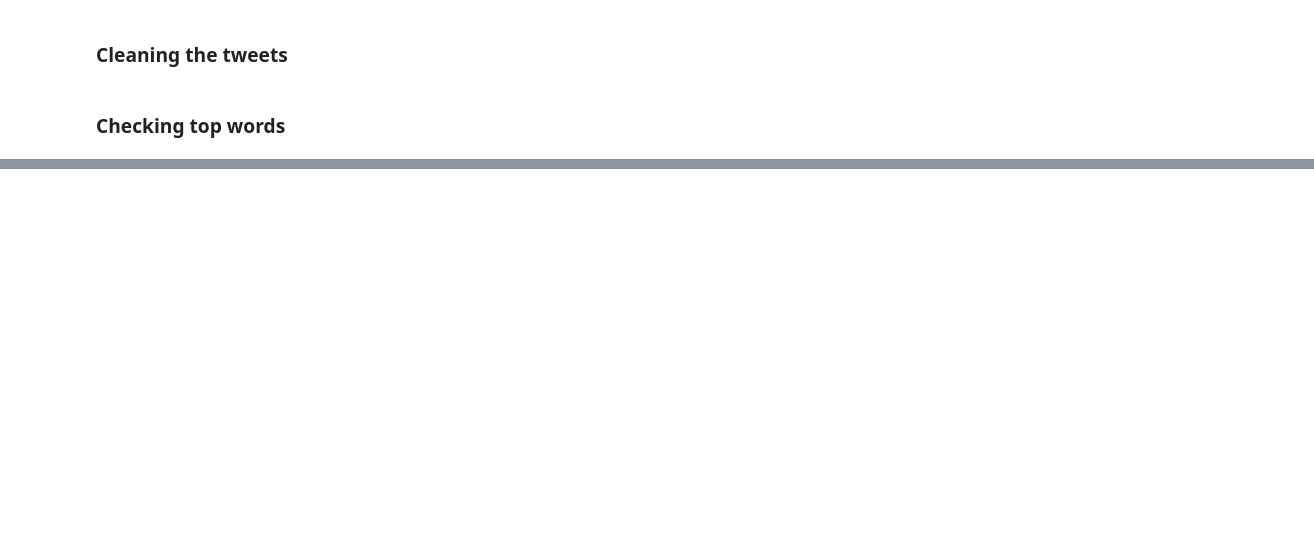
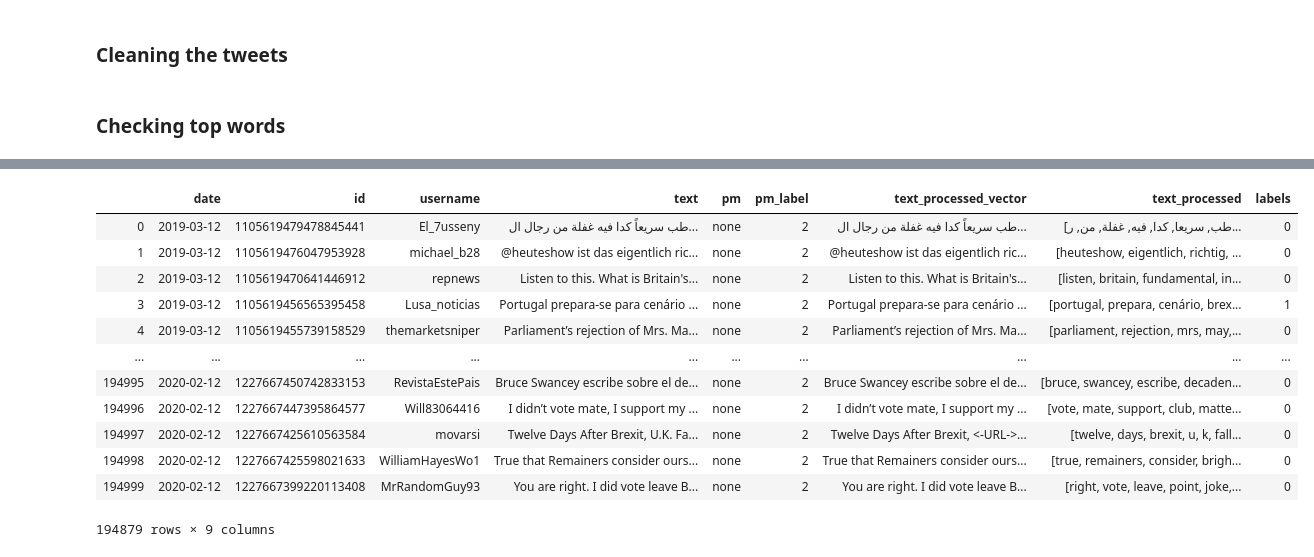
Before and after one commit to ta-data-lis/final-project, a Jupyter notebook: your-project/eda.ipynb, the cells around one changed output, grey strips where cells are left out. Drawn from its saved outputs; the diff is of its cells as text; code cells hidden in the pictures; blank space fills up the shorter version.

```diff
--- a/your-project/eda.ipynb
+++ b/your-project/eda.ipynb
@@ -137,4 +253,6 @@ plt.title("Most Frequently Occuring Words - Top 30")
 # %%
-countVectorizer = CountVectorizer(analyzer=clean_text)
-countVector = countVectorizer.fit_transform(df['text'])
+# vectorizing
+tf_idf_vect = CountVectorizer(analyzer='word',ngram_range=(1,1),stop_words='english', min_df = 0.0001)
+tf_idf_vect.fit(df['text'])
+desc_matrix = tf_idf_vect.transform(df["text"])
 print('{} Number of tweets has {} words'.format(countVector.shape[0], countVector.shape[1]))
@@ -157,0 +259,23 @@ for num, centroid in enumerate(common_words):
+# %%
+# implementing kmeans
+km = KMeans(n_clusters = 3, n_init = 10, n_jobs = -1)
+km.fit(desc_matrix)
+clusters = km.labels_.tolist()
+# %%
+df['labels'] = clusters
+# %%
+df
+# %% [output]
+|  | date | id | username | text | pm | pm_label | text_processed_vector | text_processed | labels |
+| 0 | 2019-03-12 | 1105619479478845441 | El_7usseny | طب سريعاً كدا فيه غفلة من رجال ال... | none | 2 | طب سريعاً كدا فيه غفلة من رجال ال... | [طب, سريعا, كدا, فيه, غفلة, من, ر... | 0 |
+| 1 | 2019-03-12 | 1105619476047953928 | michael_b28 | @heuteshow ist das eigentlich ric... | none | 2 | @heuteshow ist das eigentlich ric... | [heuteshow, eigentlich, richtig, ... | 0 |
+| 2 | 2019-03-12 | 1105619470641446912 | repnews | Listen to this. What is Britain's... | none | 2 | Listen to this. What is Britain's... | [listen, britain, fundamental, in... | 0 |
+| 3 | 2019-03-12 | 1105619456565395458 | Lusa_noticias | Portugal prepara-se para cenário ... | none | 2 | Portugal prepara-se para cenário ... | [portugal, prepara, cenário, brex... | 1 |
+| 4 | 2019-03-12 | 1105619455739158529 | themarketsniper | Parliament’s rejection of Mrs. Ma... | none | 2 | Parliament’s rejection of Mrs. Ma... | [parliament, rejection, mrs, may,... | 0 |
+| ... | ... | ... | ... | ... | ... | ... | ... | ... | ... |
+| 194995 | 2020-02-12 | 1227667450742833153 | RevistaEstePais | Bruce Swancey escribe sobre el de... | none | 2 | Bruce Swancey escribe sobre el de... | [bruce, swancey, escribe, decaden... | 0 |
+| 194996 | 2020-02-12 | 1227667447395864577 | Will83064416 | I didn’t vote mate, I support my ... | none | 2 | I didn’t vote mate, I support my ... | [vote, mate, support, club, matte... | 0 |
+| 194997 | 2020-02-12 | 1227667425610563584 | movarsi | Twelve Days After Brexit, U.K. Fa... | none | 2 | Twelve Days After Brexit, <-URL->... | [twelve, days, brexit, u, k, fall... | 0 |
+| 194998 | 2020-02-12 | 1227667425598021633 | WilliamHayesWo1 | True that Remainers consider ours... | none | 2 | True that Remainers consider ours... | [true, remainers, consider, brigh... | 0 |
+| 194999 | 2020-02-12 | 1227667399220113408 | MrRandomGuy93 | You are right. I did vote leave B... | none | 2 | You are right. I did vote leave B... | [right, vote, leave, point, joke,... | 0 |
+194879 rows × 9 columns
```
Also changed, not shown: parts of 38 cells of this notebook, 18 other files.
